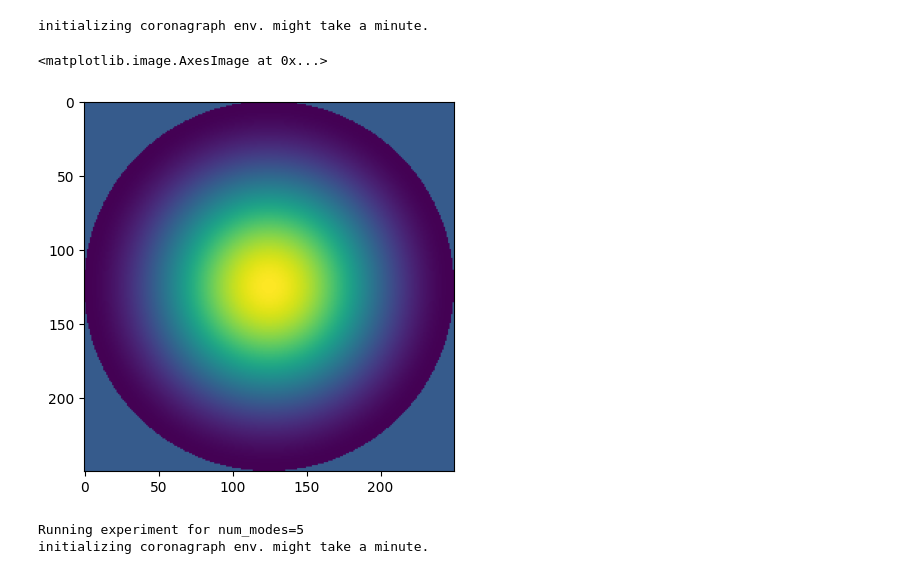
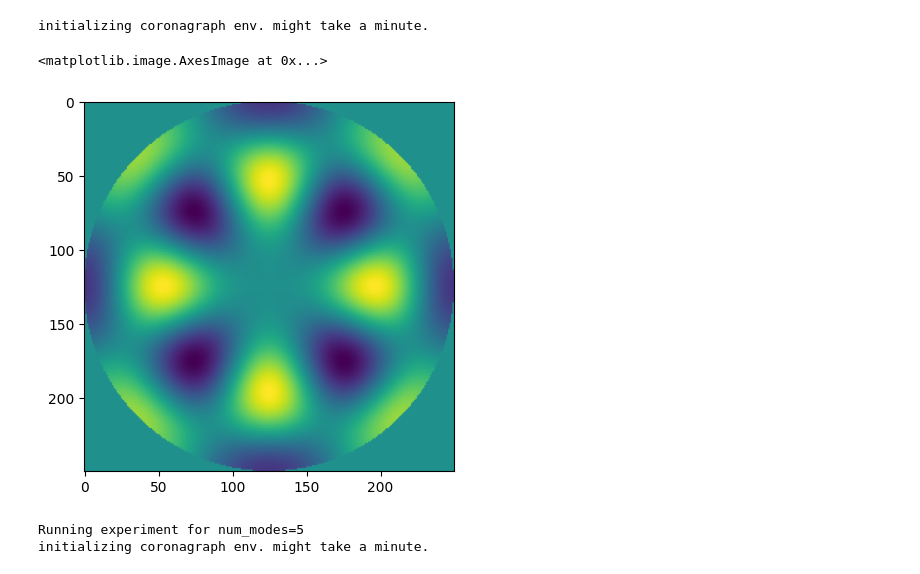
Before and after one commit to AlexeiKorolev/NASA-RL-Wavefront-Control, a Jupyter notebook: RL/coronagraph_properties.ipynb, the cells around one changed output. Cells and saved outputs as stored; diff of their text form; code cells hidden in the pictures.

Commit message:
visualization, bug fixes, data gen 100K

```diff
--- a/RL/coronagraph_properties.ipynb
+++ b/RL/coronagraph_properties.ipynb
@@ -154,0 +204,2 @@ initializing coronagraph env. might take a minute.
+# %%
+e = CoronagraphEnvironment(num_modes=200, pixels=64, oversizing_factor=1, num_airy=7, coronagraph_charge=6, pixels_per_spacial_res=2)
@@ -154,0 +208,14 @@ initializing coronagraph env. might take a minute.
+# %%
+e.deformable_mirror.actuators = original
+img = e.get_camera_image(delta_t=1e-3, coronagraph_enabled=True, crop=False)
+img_max, img_min = np.max(img), np.min(img)
+img_mean, img_std = np.mean(img), np.std(img)
+
+img_mm = (img - img_min) / (img_max - img_min)
+img_zs = (img - img_mean) / img_std
+img_lg = np.log(img + 1)
+
+plt.imshow(img, cmap='inferno')
+plt.title('min info required')
+plt.colorbar()
+plt.show()
@@ -227,13 +296,13 @@ e = CoronagraphEnvironment(num_modes=100, pixels=250, oversizing_factor=1, num_a
 initializing coronagraph env. might take a minute.
 # %%
 action = [0 for _ in range(100)]
-action[0] = 0.1
+action[25] = 0.1
 e.deformable_mirror.flatten()
 e.set_dm(action=action)
 plt.imshow(np.reshape(e.deformable_mirror.surface, (250, 250)))
 # %% [output]
 <matplotlib.image.AxesImage at 0x...>
-[figure, old version]
+[figure, new version]
 # %%
 import numpy as np
 from tqdm import tqdm
```
Also changed, not shown: parts of 12 cells of this notebook, 7 other files.
